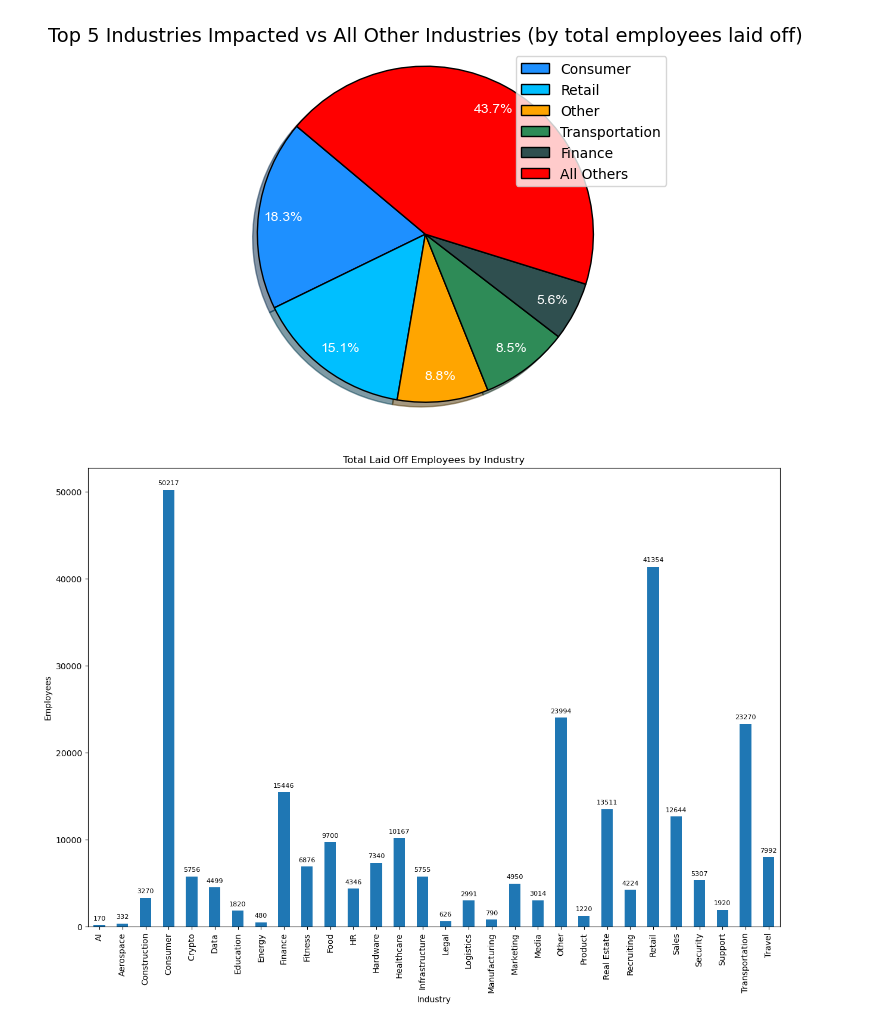
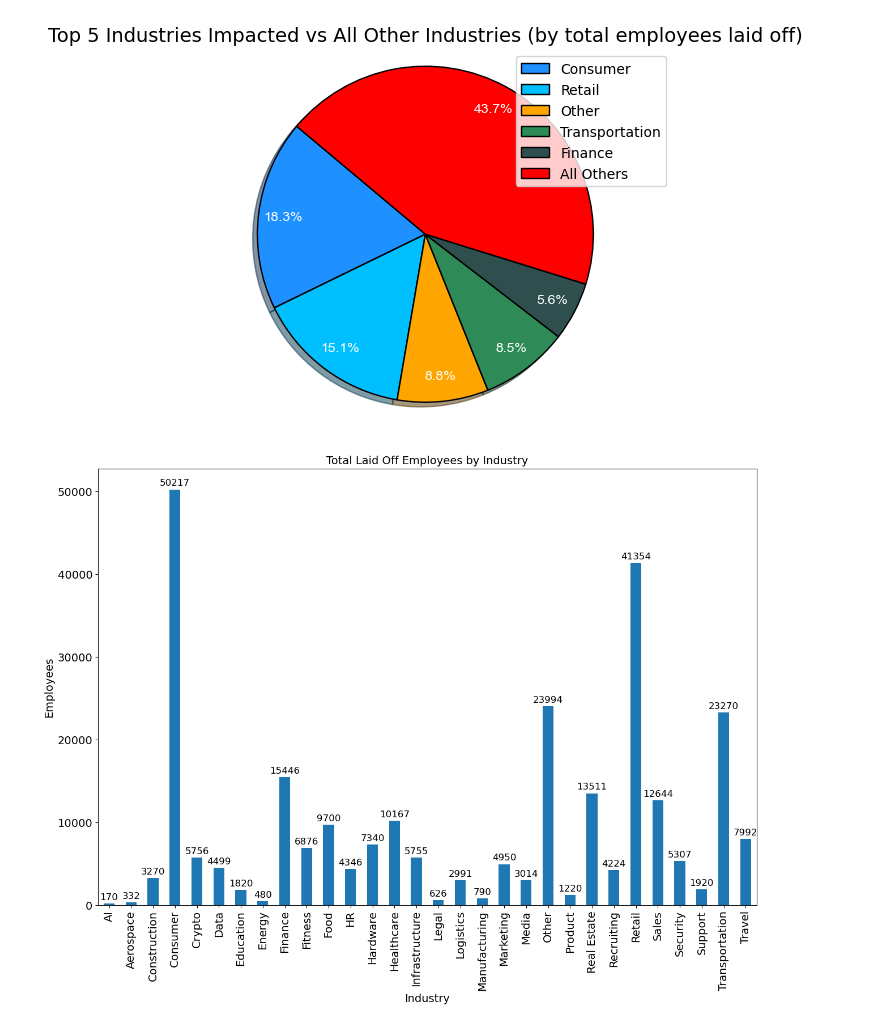
Before and after one commit to cschneggenburger/group-2-project-1, a Jupyter notebook: Big_Tech_Layoffs_Cody.ipynb, the cells around one changed output. Saved outputs shown, nothing was run; the diff lists cells and outputs as text; code cells hidden in the pictures.

Commit message:
Updated jupyter notebook with new visuals. 2/8/24 @7:40 pm.

```diff
--- a/Big_Tech_Layoffs_Cody.ipynb
+++ b/Big_Tech_Layoffs_Cody.ipynb
@@ -160,23 +160,24 @@ plt.show()
 # %%
 plt.figure(figsize = (15, 10) )
 
-bar_chart = industry_totals.plot.bar()
-plt.ylabel("Employees")
-plt.title("Total Laid Off Employees by Industry")
+bar_chart = industry_totals.plot.bar(fontsize=14)
+plt.ylabel("Employees", fontsize=14)
+plt.xlabel('Industry', fontsize=14)
+plt.title("Total Laid Off Employees by Industry", fontsize=14)
 
 # Iterating over the bars one-by-one
 for bar in bar_chart.patches:
 
   # Using Matplotlib's annotate function and
   # passing the coordinates where the annotation shall be done
   # x-coordinate: bar.get_x() + bar.get_width() / 2
   # y-coordinate: bar.get_height()
   # free space to be left to make graph pleasing: (0, 8)
   # ha and va stand for the horizontal and vertical alignment
     bar_chart.annotate(format(bar.get_height(), '.0f'),
                    (bar.get_x() + bar.get_width() / 2,
                     bar.get_height()), ha='center', va='center',
-                   size=8, xytext=(0, 8),
+                   size=12, xytext=(0, 8),
                    textcoords='offset points')
 # %% [output]
-[figure, old version]
+[figure, new version]
```
Also changed, not shown: parts of 2 cells of this notebook.
